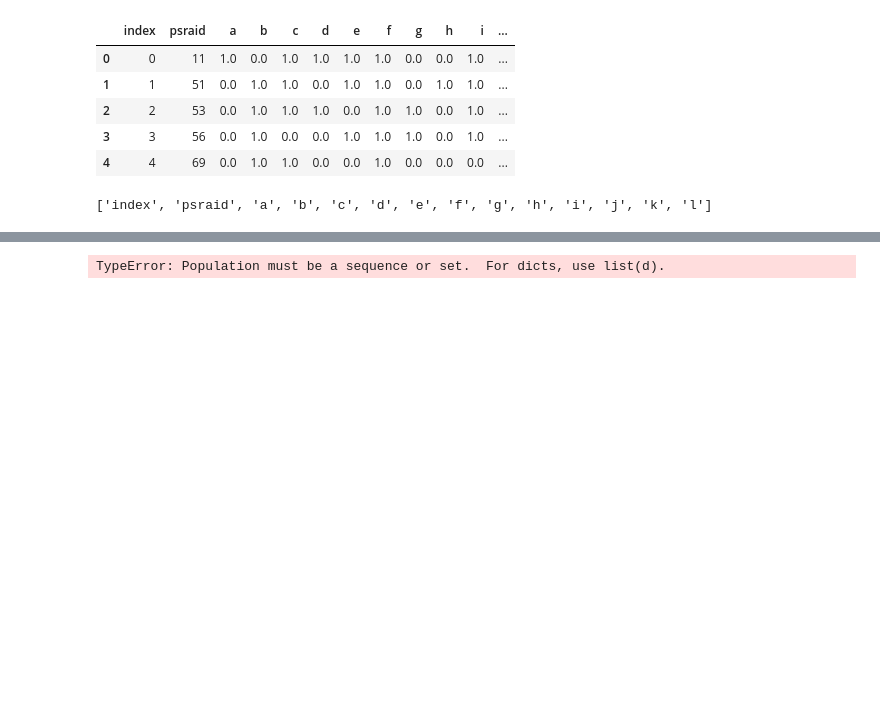
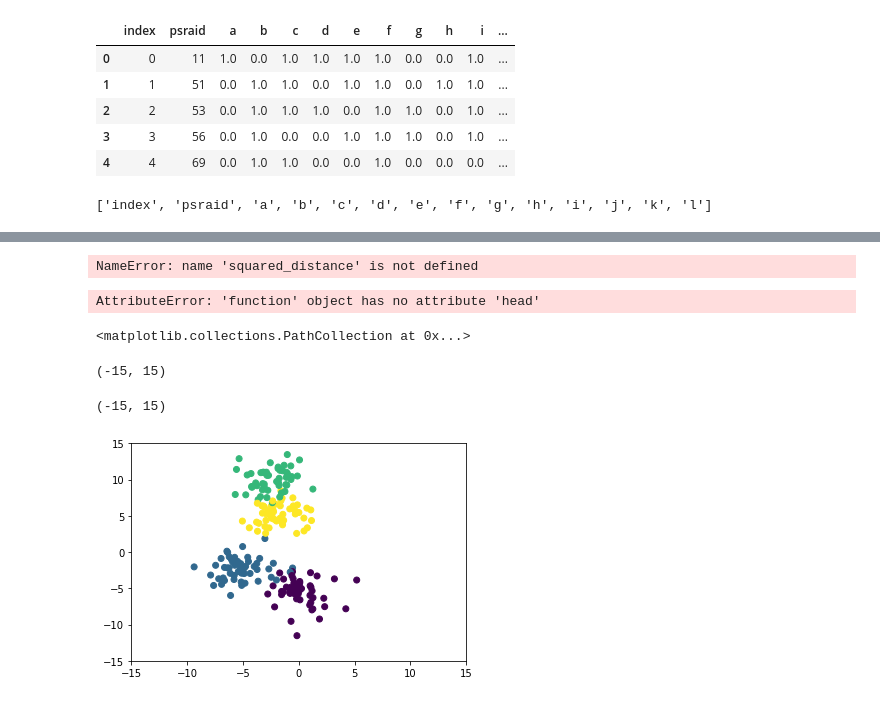
Before and after one commit to annakirklandsmith/gaming-research, a Jupyter notebook: Research.ipynb, the cells around one changed output, grey strips where cells are left out. Cells and saved outputs as stored; diff of their text form; code cells hidden in the pictures; blank space fills up the shorter version.

```diff
--- a/Research.ipynb
+++ b/Research.ipynb
@@ -393,4 +388,4 @@ clusterer
 # %%
-clusterer.train(dataC3)
+clusterer.train(dataset_array)
 # %% [output]
-TypeError: Population must be a sequence or set.  For dicts, use list(d).
+NameError: name 'squared_distance' is not defined
@@ -396,0 +400,7 @@ TypeError: Population must be a sequence or set.  For dicts, use list(d).
+# %%
+make_blobs.head(5)
+# %% [output]
+AttributeError: 'function' object has no attribute 'head'
+# %%
+# create blobs
+data = make_blobs(n_samples=200, n_features=2, centers=4, cluster_std=1.6, random_state=50)
@@ -396,0 +410,10 @@ TypeError: Population must be a sequence or set.  For dicts, use list(d).
+# %%
+# create scatter plot
+plt.scatter(data[0][:,0], data[0][:,1], c=data[1], cmap='viridis')
+plt.xlim(-15,15)
+plt.ylim(-15,15)
+# %% [output]
+<matplotlib.collections.PathCollection at 0x...>
+(-15, 15)
+(-15, 15)
+[figure, added]
```
Also changed, not shown: parts of 15 cells of this notebook, 10 other files.
